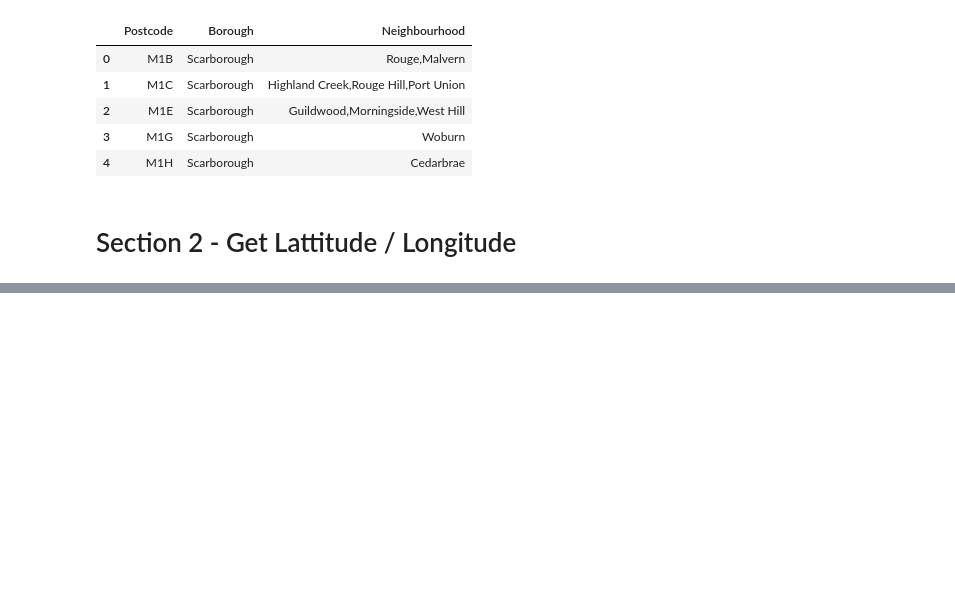
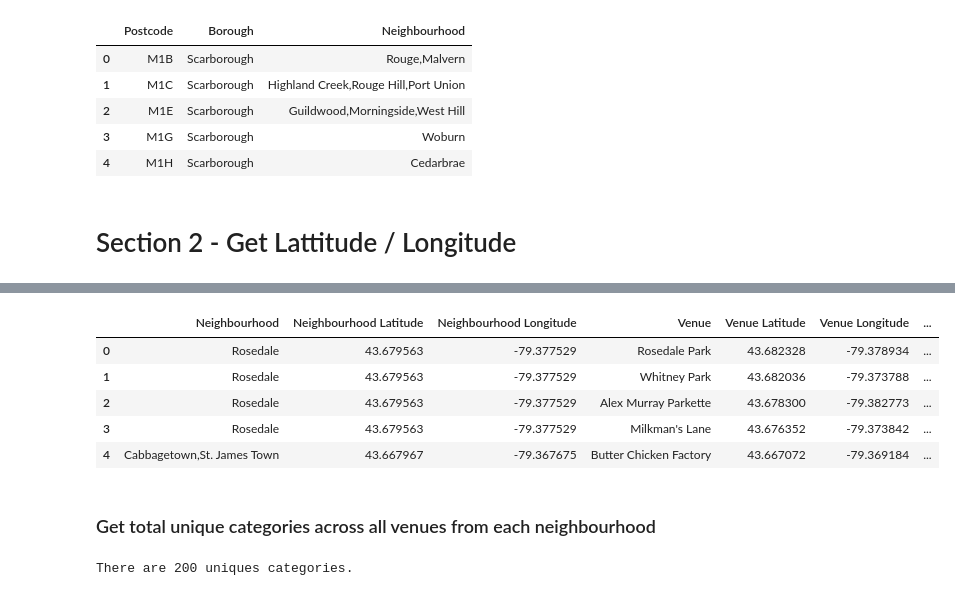
Before and after one commit to bustedware/Coursera_Capstone, a Jupyter notebook: Toronto Classification.ipynb, the cells around one changed output, grey strips where cells are left out. Cells and saved outputs as stored; diff of their text form; code cells hidden in the pictures; blank space fills up the shorter version.

```diff
--- a/Toronto Classification.ipynb
+++ b/Toronto Classification.ipynb
@@ -72,0 +72,8 @@ locdata.head()
+# %%
+address = 'Downtown Toronto, Ontario'
+
+geolocator = Nominatim(user_agent="toronto_explorer")
+location = geolocator.geocode(address)
+latitude = location.latitude
+longitude = location.longitude
+print('The geograpical coordinate of Toronto are {}, {}.'.format(latitude, longitude))
@@ -72,0 +105,5 @@ locdata.head()
+# %%
+dt=df_norm[df_norm['Borough'] == 'Downtown Toronto']
+#dt=df_norm.loc[(df_norm['Borough'] == 'Downtown Toronto')  | (df_norm['Borough'] == 'West Toronto')  | (df_norm['Borough'] == 'East Toronto')| (df_norm['Borough'] == 'East York')  | (df_norm['Borough'] == 'York'), :]
+dt.head(5)
+print(dt.shape)
@@ -72,0 +112,19 @@ locdata.head()
+# %%
+# create map of downtown toronto using latitude and longitude values
+map_dttoronto = folium.Map(location=[latitude, longitude], zoom_start=13)
+
+# add markers to map
+for lat, lng, borough, neighborhood in zip(dt['Latitude'], dt['Longitude'], dt['Borough'], dt['Neighbourhood']):
+    label = '{}, {}'.format(neighborhood, borough)
+    label = folium.Popup(label, parse_html=True)
+    folium.CircleMarker(
+        [lat, lng],
+        radius=5,
+        popup=label,
+        color='blue',
+        fill=True,
+        fill_color='#3186cc',
+        fill_opacity=0.7,
+        parse_html=False).add_to(map_dttoronto)
+
+map_dttoronto
@@ -72,0 +210,15 @@ locdata.head()
+# %%
+dt_venues.head(5)
+# %% [output]
+|  | Neighbourhood | Neighbourhood Latitude | Neighbourhood Longitude | Venue | Venue Latitude | Venue Longitude | ... |
+| 0 | Rosedale | 43.679563 | -79.377529 | Rosedale Park | 43.682328 | -79.378934 | ... |
+| 1 | Rosedale | 43.679563 | -79.377529 | Whitney Park | 43.682036 | -79.373788 | ... |
+| 2 | Rosedale | 43.679563 | -79.377529 | Alex Murray Parkette | 43.678300 | -79.382773 | ... |
+| 3 | Rosedale | 43.679563 | -79.377529 | Milkman's Lane | 43.676352 | -79.373842 | ... |
+| 4 | Cabbagetown,St. James Town | 43.667967 | -79.367675 | Butter Chicken Factory | 43.667072 | -79.369184 | ... |
+# %% [markdown]
+### Get total unique categories across all venues from each neighbourhood
+# %%
+print('There are {} uniques categories.'.format(len(dt_venues['Venue Category'].unique())))
+# %% [output]
+There are 200 uniques categories.
```
Also changed, not shown: parts of 32 cells of this notebook.
